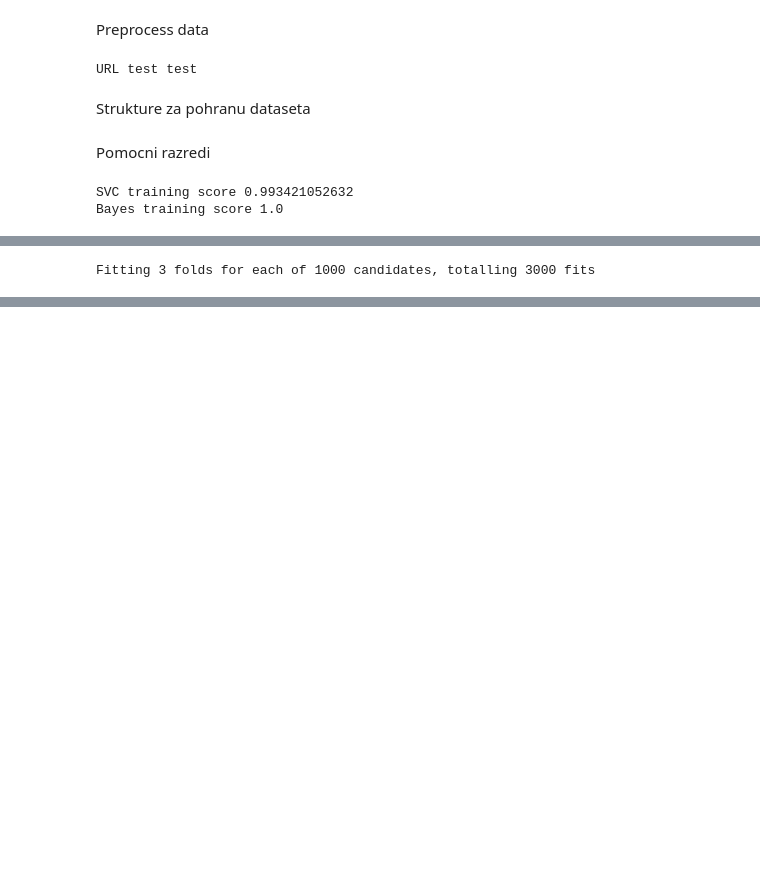
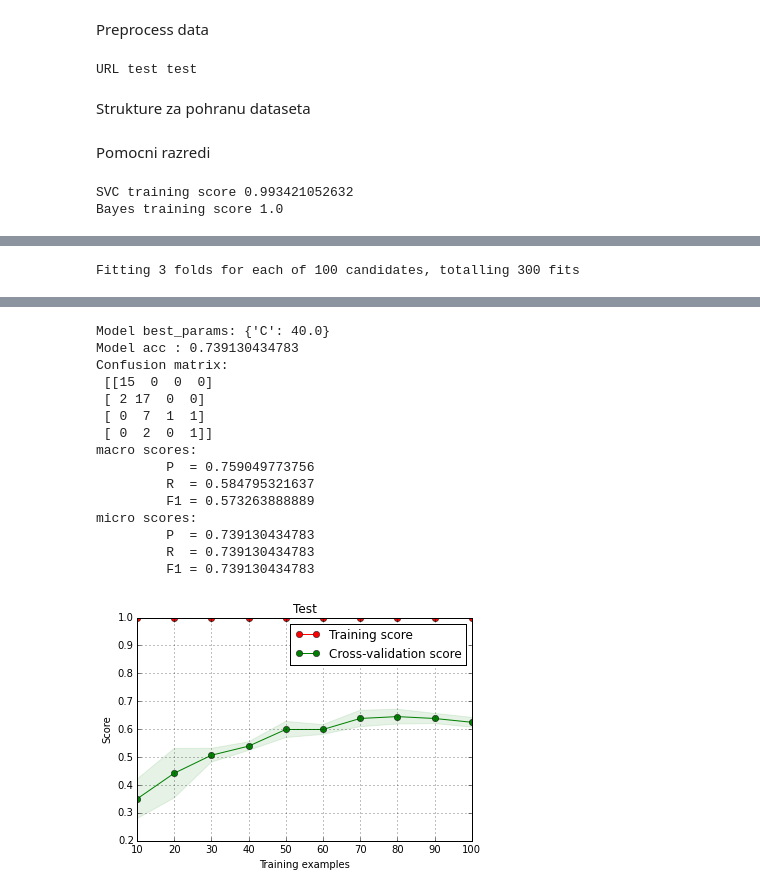
Before and after one commit to mratkovic/TAR-project, a Jupyter notebook: Evaluator.ipynb, the cells around one changed output, grey strips where cells are left out. Saved outputs shown, nothing was run; the diff lists cells and outputs as text; code cells hidden in the pictures; blank space fills up the shorter version.

```diff
--- a/Evaluator.ipynb
+++ b/Evaluator.ipynb
@@ -329,7 +330,7 @@ vectorize = TfidfVectorizer(analyzer='char', ngram_range=(3,3))
 svcPipe = Pipeline([('vectorize', vectorize), ('svc', SVC())])
 bayesPipe = Pipeline([('vectorize', vectorize), ('densen', DenseTransformer()), ('bayes', GaussianNB())])
 
-parameters = { 'C':linspace(0.001, 10000000,1000)}
+parameters = { 'C':linspace(40, 60,100)}
 X, y = d.get_samples('age_group')
 
 vectorize = TfidfVectorizer(analyzer='char', ngram_range=(3,3))
@@ -337,4 +338,4 @@ Xvec = vectorize.fit_transform(X)
 
 modelEvaluator(Xvec, y, LinearSVC(), parameters)
 # %% [output]
-Fitting 3 folds for each of 1000 candidates, totalling 3000 fits
+Fitting 3 folds for each of 100 candidates, totalling 300 fits
@@ -345,0 +346,16 @@ Fitting 3 folds for each of 1000 candidates, totalling 3000 fits
+Model best_params: {'C': 40.0}
+Model acc : 0.739130434783
+Confusion matrix:
+ [[15  0  0  0]
+ [ 2 17  0  0]
+ [ 0  7  1  1]
+ [ 0  2  0  1]]
+macro scores:
+         P  = 0.759049773756
+         R  = 0.584795321637
+         F1 = 0.573263888889
+micro scores:
+         P  = 0.739130434783
+         R  = 0.739130434783
+         F1 = 0.739130434783
+[figure, added]
```
Also changed, not shown: parts of 2 cells of this notebook.
